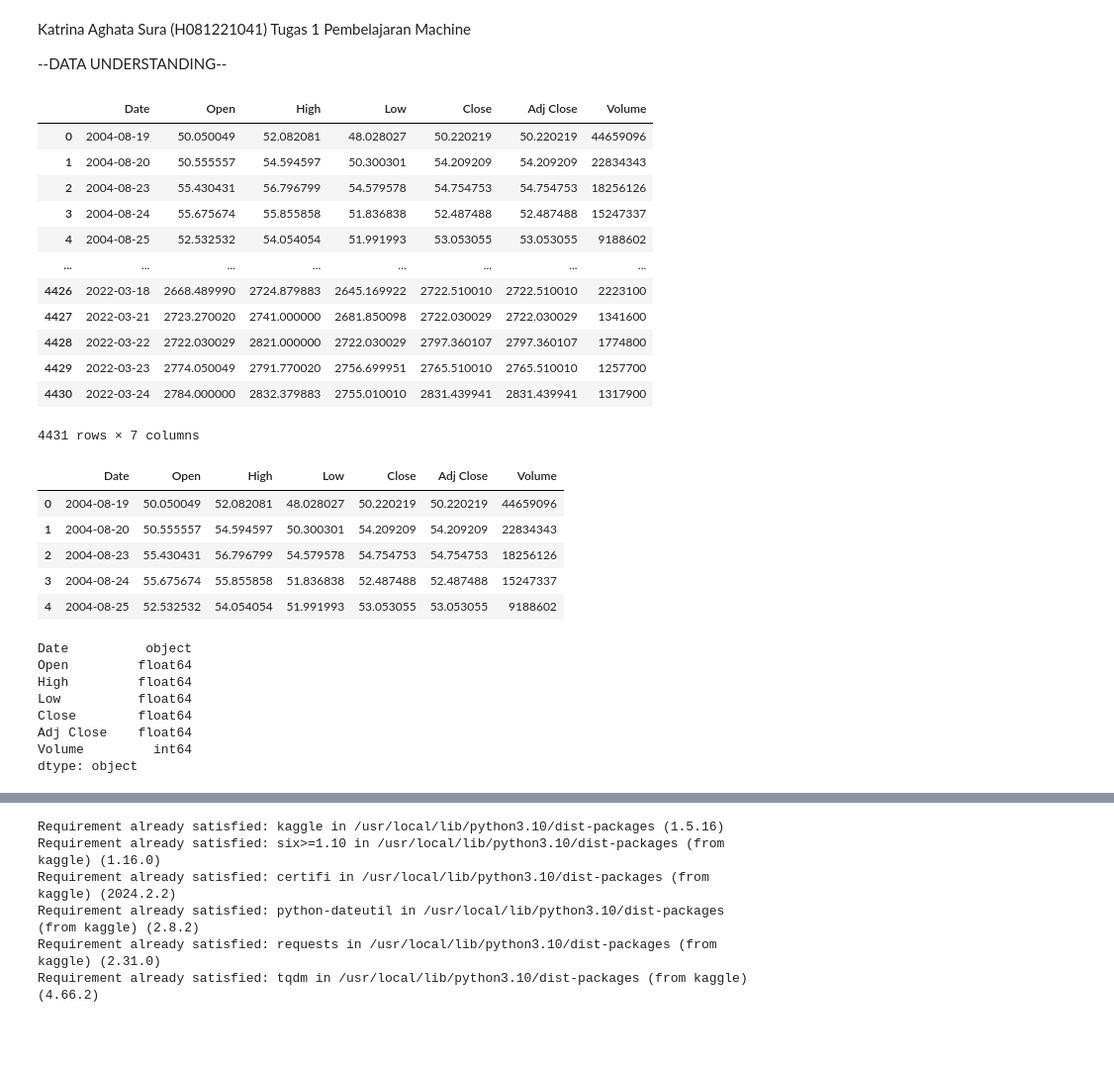
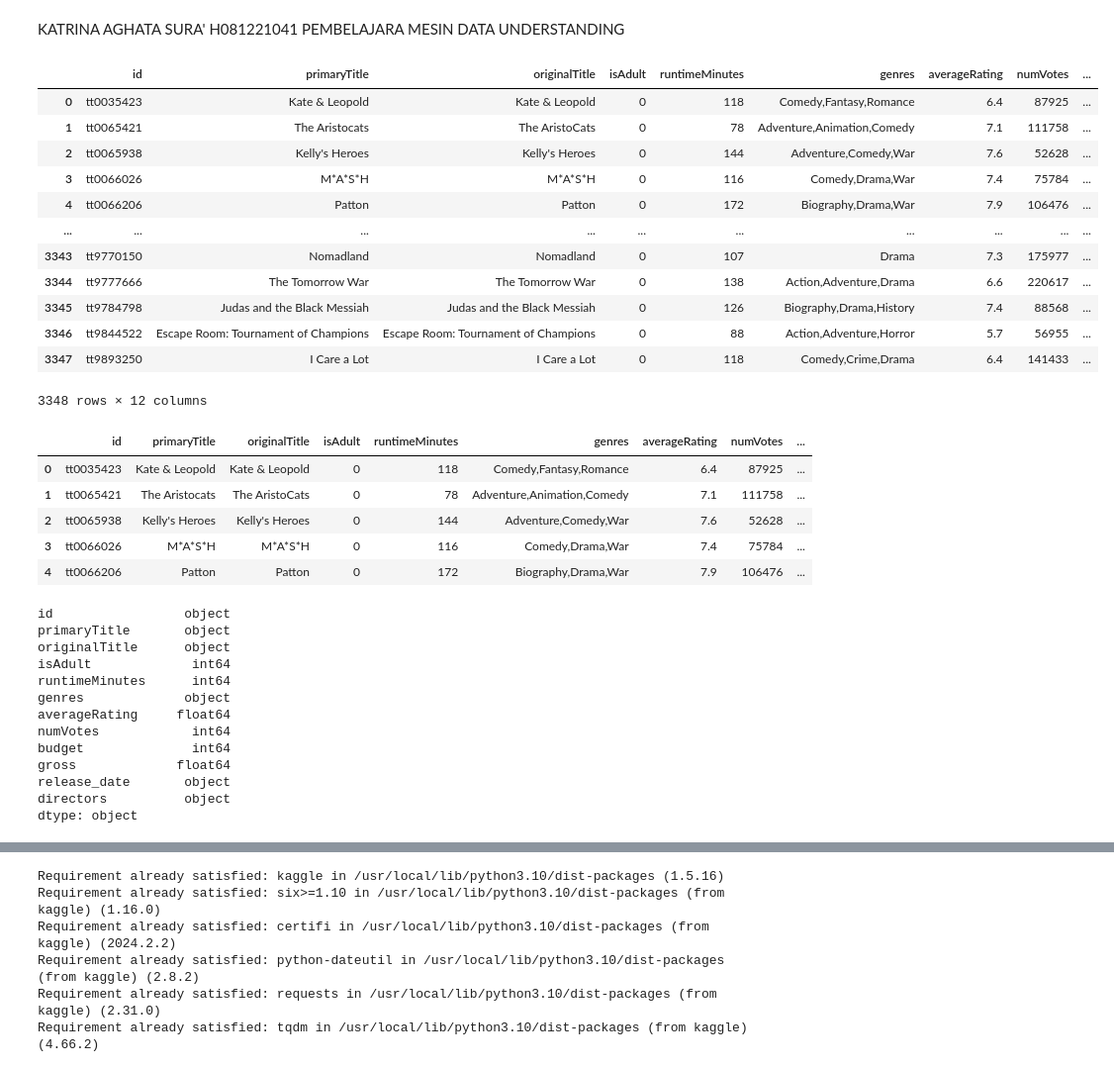
Before and after one commit to katrinaaghta/Machine-Learning-, a Jupyter notebook: TUGAS_1_DATA_UNDERSTANDING.ipynb, the cells around one changed output, grey strips where cells are left out. Shown at 99% size. Drawn from its saved outputs; the diff is of its cells as text; code cells hidden in the pictures; blank space fills up the shorter version.

```diff
--- a/TUGAS_1_DATA_UNDERSTANDING.ipynb
+++ b/TUGAS_1_DATA_UNDERSTANDING.ipynb
@@ -1,47 +1,51 @@
 # %% [markdown]
 <a href="https://colab.research.google.com/github/katrinaaghta/Machine-Learning-/blob/main/TUGAS_1_DATA_UNDERSTANDING.ipynb" target="_parent"><img src="https://colab.research.google.com/assets/colab-badge.svg" alt="Open In Colab"/></a>
-# %% [markdown]
-Katrina Aghata Sura (H081221041)
-Tugas 1 Pembelajaran Machine
-
---DATA UNDERSTANDING--
+# %% [markdown]
+KATRINA AGHATA SURA' H081221041
+PEMBELAJARA MESIN
+DATA UNDERSTANDING
 # %%
 import pandas as pd
-dataset = '/content/GOOGL.csv'
+dataset = '/content/drive/MyDrive/imbd_dataset/imdb_data.csv'
 data = pd.read_csv(dataset)
 data
 # %% [output]
-|  | Date | Open | High | Low | Close | Adj Close | Volume |
-| 0 | 2004-08-19 | 50.050049 | 52.082081 | 48.028027 | 50.220219 | 50.220219 | 44659096 |
-| 1 | 2004-08-20 | 50.555557 | 54.594597 | 50.300301 | 54.209209 | 54.209209 | 22834343 |
-| 2 | 2004-08-23 | 55.430431 | 56.796799 | 54.579578 | 54.754753 | 54.754753 | 18256126 |
-| 3 | 2004-08-24 | 55.675674 | 55.855858 | 51.836838 | 52.487488 | 52.487488 | 15247337 |
-| 4 | 2004-08-25 | 52.532532 | 54.054054 | 51.991993 | 53.053055 | 53.053055 | 9188602 |
-| ... | ... | ... | ... | ... | ... | ... | ... |
-| 4426 | 2022-03-18 | 2668.489990 | 2724.879883 | 2645.169922 | 2722.510010 | 2722.510010 | 2223100 |
-| 4427 | 2022-03-21 | 2723.270020 | 2741.000000 | 2681.850098 | 2722.030029 | 2722.030029 | 1341600 |
-| 4428 | 2022-03-22 | 2722.030029 | 2821.000000 | 2722.030029 | 2797.360107 | 2797.360107 | 1774800 |
-| 4429 | 2022-03-23 | 2774.050049 | 2791.770020 | 2756.699951 | 2765.510010 | 2765.510010 | 1257700 |
-| 4430 | 2022-03-24 | 2784.000000 | 2832.379883 | 2755.010010 | 2831.439941 | 2831.439941 | 1317900 |
+|  | id | primaryTitle | originalTitle | isAdult | runtimeMinutes | genres | averageRating | numVotes | ... |
+| 0 | tt0035423 | Kate & Leopold | Kate & Leopold | 0 | 118 | Comedy,Fantasy,Romance | 6.4 | 87925 | ... |
+| 1 | tt0065421 | The Aristocats | The AristoCats | 0 | 78 | Adventure,Animation,Comedy | 7.1 | 111758 | ... |
+| 2 | tt0065938 | Kelly's Heroes | Kelly's Heroes | 0 | 144 | Adventure,Comedy,War | 7.6 | 52628 | ... |
+| 3 | tt0066026 | M*A*S*H | M*A*S*H | 0 | 116 | Comedy,Drama,War | 7.4 | 75784 | ... |
+| 4 | tt0066206 | Patton | Patton | 0 | 172 | Biography,Drama,War | 7.9 | 106476 | ... |
+| ... | ... | ... | ... | ... | ... | ... | ... | ... | ... |
+| 3343 | tt9770150 | Nomadland | Nomadland | 0 | 107 | Drama | 7.3 | 175977 | ... |
+| 3344 | tt9777666 | The Tomorrow War | The Tomorrow War | 0 | 138 | Action,Adventure,Drama | 6.6 | 220617 | ... |
+| 3345 | tt9784798 | Judas and the Black Messiah | Judas and the Black Messiah | 0 | 126 | Biography,Drama,History | 7.4 | 88568 | ... |
+| 3346 | tt9844522 | Escape Room: Tournament of Champions | Escape Room: Tournament of Champions | 0 | 88 | Action,Adventure,Horror | 5.7 | 56955 | ... |
+| 3347 | tt9893250 | I Care a Lot | I Care a Lot | 0 | 118 | Comedy,Crime,Drama | 6.4 | 141433 | ... |
-4431 rows × 7 columns
+3348 rows × 12 columns
 # %%
 data.head()
 # %% [output]
-|  | Date | Open | High | Low | Close | Adj Close | Volume |
-| 0 | 2004-08-19 | 50.050049 | 52.082081 | 48.028027 | 50.220219 | 50.220219 | 44659096 |
-| 1 | 2004-08-20 | 50.555557 | 54.594597 | 50.300301 | 54.209209 | 54.209209 | 22834343 |
-| 2 | 2004-08-23 | 55.430431 | 56.796799 | 54.579578 | 54.754753 | 54.754753 | 18256126 |
-| 3 | 2004-08-24 | 55.675674 | 55.855858 | 51.836838 | 52.487488 | 52.487488 | 15247337 |
-| 4 | 2004-08-25 | 52.532532 | 54.054054 | 51.991993 | 53.053055 | 53.053055 | 9188602 |
+|  | id | primaryTitle | originalTitle | isAdult | runtimeMinutes | genres | averageRating | numVotes | ... |
+| 0 | tt0035423 | Kate & Leopold | Kate & Leopold | 0 | 118 | Comedy,Fantasy,Romance | 6.4 | 87925 | ... |
+| 1 | tt0065421 | The Aristocats | The AristoCats | 0 | 78 | Adventure,Animation,Comedy | 7.1 | 111758 | ... |
+| 2 | tt0065938 | Kelly's Heroes | Kelly's Heroes | 0 | 144 | Adventure,Comedy,War | 7.6 | 52628 | ... |
+| 3 | tt0066026 | M*A*S*H | M*A*S*H | 0 | 116 | Comedy,Drama,War | 7.4 | 75784 | ... |
+| 4 | tt0066206 | Patton | Patton | 0 | 172 | Biography,Drama,War | 7.9 | 106476 | ... |
 # %%
 print(data.dtypes)
 # %% [output]
-Date          object
-Open         float64
-High         float64
-Low          float64
-Close        float64
-Adj Close    float64
-Volume         int64
+id                 object
+primaryTitle       object
+originalTitle      object
+isAdult             int64
+runtimeMinutes      int64
+genres             object
+averageRating     float64
+numVotes            int64
+budget              int64
+gross             float64
+release_date       object
+directors          object
 dtype: object
 # %%
```
Also changed, not shown: parts of 9 cells of this notebook.
